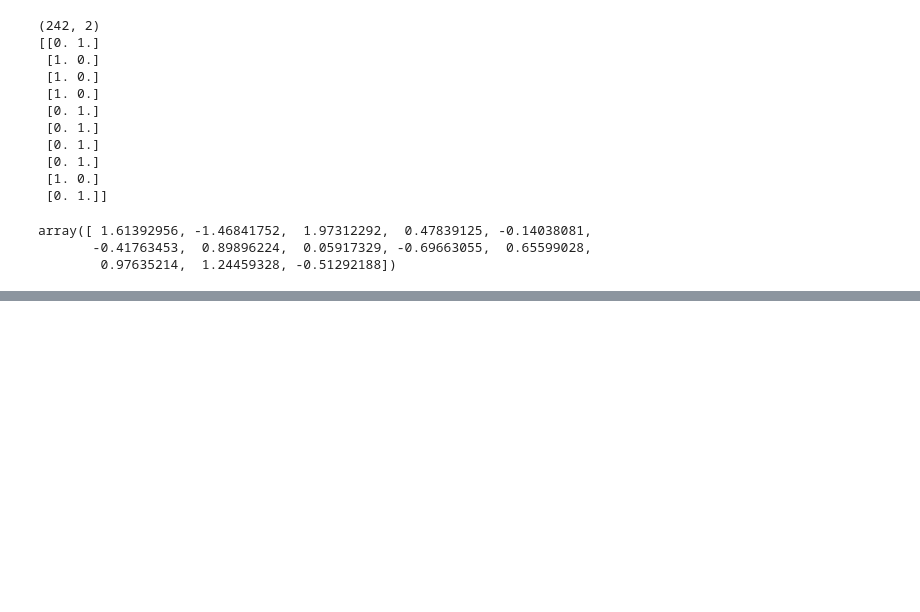
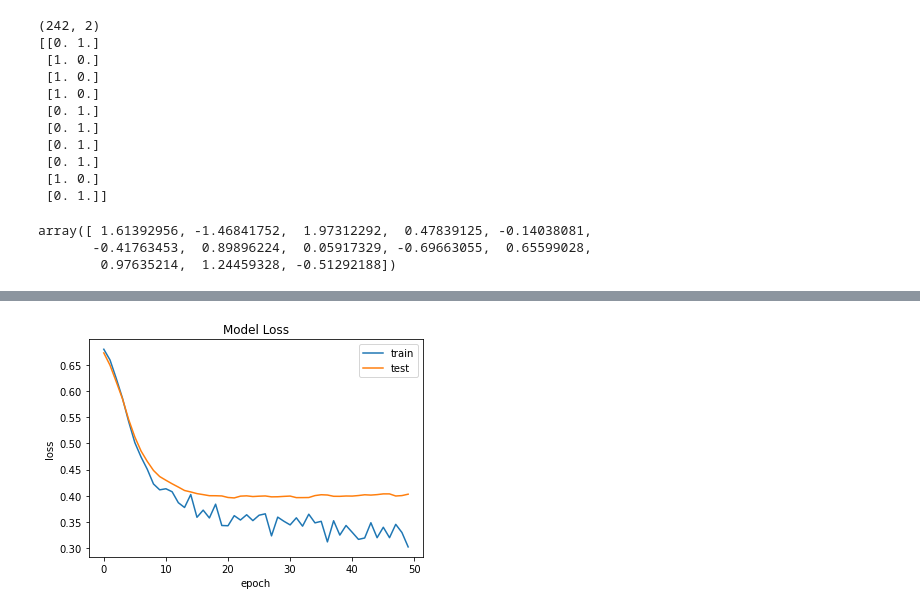
Before and after one commit to abhinavmaharana/Heart-Disease-Predictor-Using-Neural-Networks, a Jupyter notebook: Heart_Disease_Predictor_Using_Neural_Networks.ipynb, the cells around one changed output, grey strips where cells are left out. Cells and saved outputs as stored; diff of their text form; code cells hidden in the pictures; blank space fills up the shorter version.

```diff
--- a/Heart_Disease_Predictor_Using_Neural_Networks.ipynb
+++ b/Heart_Disease_Predictor_Using_Neural_Networks.ipynb
@@ -286,0 +484,13 @@ array([ 1.61392956, -1.46841752,  1.97312292,  0.47839125, -0.14038081,
+# %%
+#--------------#
+#  Model Losss #
+#--------------#
+plt.plot(history.history['loss'])
+plt.plot(history.history['val_loss'])
+plt.title('Model Loss')
+plt.ylabel('loss')
+plt.xlabel('epoch')
+plt.legend(['train', 'test'])
+plt.show()
+# %% [output]
+[figure, added]
```
Also changed, not shown: parts of 9 cells of this notebook.
